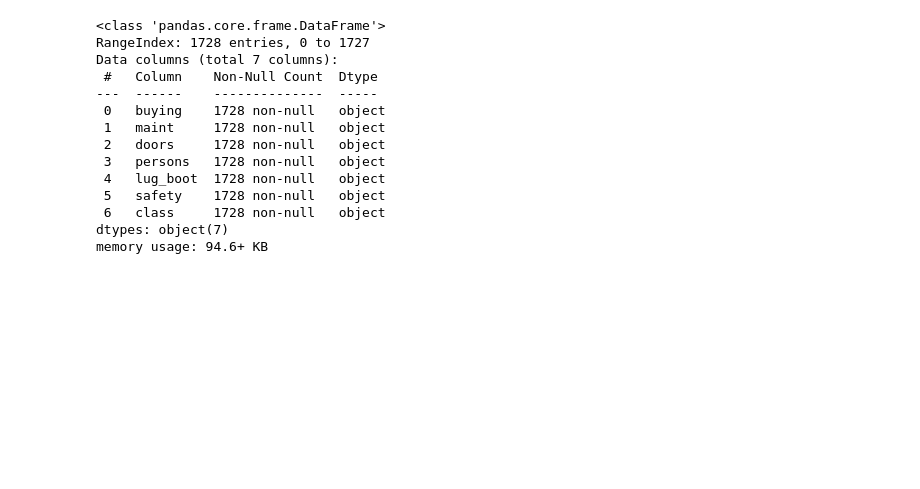
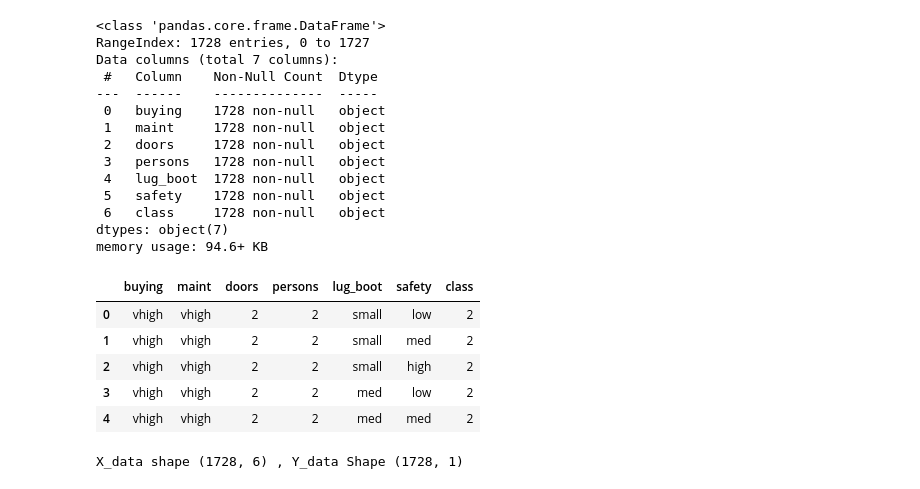
Before and after one commit to RahulDas-dev/Sklrean-handson, a Jupyter notebook: notebooks/decission_tree/model_building.ipynb, the cells around one changed output. Saved outputs shown, nothing was run; the diff lists cells and outputs as text; code cells hidden in the pictures; blank space fills up the shorter version.

```diff
--- a/notebooks/decission_tree/model_building.ipynb
+++ b/notebooks/decission_tree/model_building.ipynb
@@ -32,5 +41,6 @@ tqdm.pandas()
 # %%
-datasource = 'D:/codespace/python/datascience_ml_handson/data/car_evaluation/car.data'
+datasource = 'D:/codespace/python/datascience-ml-handson/data/car_evaluation/car.data'
+modelpath = 'D:/codespace/python/datascience-ml-handson/model'
 
 if os.path.isfile(datasource) is False:
     raise FileNotFoundError(f'data souce {datasource} is not Found')
@@ -86,6 +96,22 @@ Data columns (total 7 columns):
  6   class     1728 non-null   object
 dtypes: object(7)
 memory usage: 94.6+ KB
+# %%
+dataframe['class'] = LabelEncoder().fit_transform(dataframe['class'])
+dataframe.head()
+# %% [output]
+|  | buying | maint | doors | persons | lug_boot | safety | class |
+| 0 | vhigh | vhigh | 2 | 2 | small | low | 2 |
+| 1 | vhigh | vhigh | 2 | 2 | small | med | 2 |
+| 2 | vhigh | vhigh | 2 | 2 | small | high | 2 |
+| 3 | vhigh | vhigh | 2 | 2 | med | low | 2 |
+| 4 | vhigh | vhigh | 2 | 2 | med | med | 2 |
+# %%
+X_data, Y_data = dataframe[['buying','maint','doors','persons','lug_boot','safety']], dataframe[['class']]
+
+print(f'X_data shape {X_data.shape} , Y_data Shape {Y_data.shape}')
+# %% [output]
+X_data shape (1728, 6) , Y_data Shape (1728, 1)
 # %%
 def strip_then_lower_case(data):
     return data.strip().lower()
```
Also changed, not shown: parts of 8 cells of this notebook.
